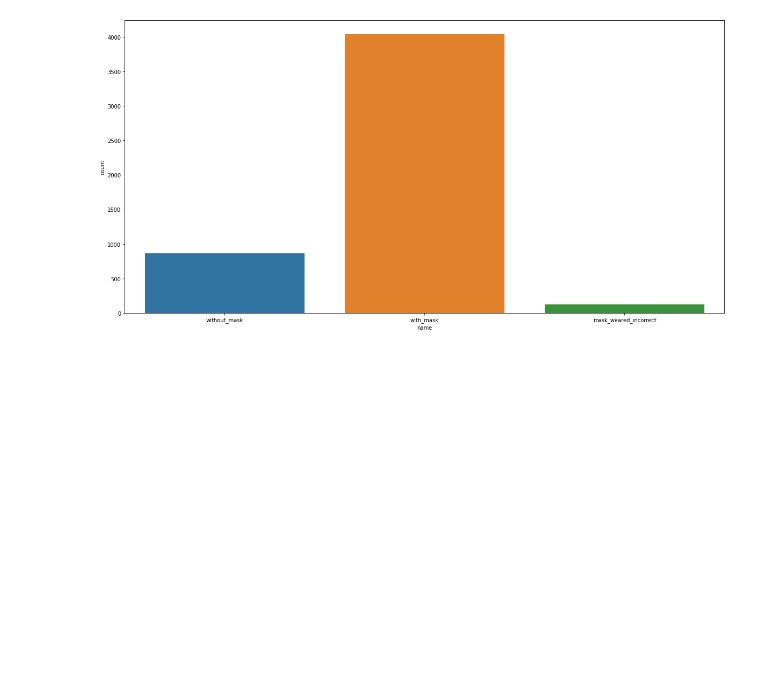
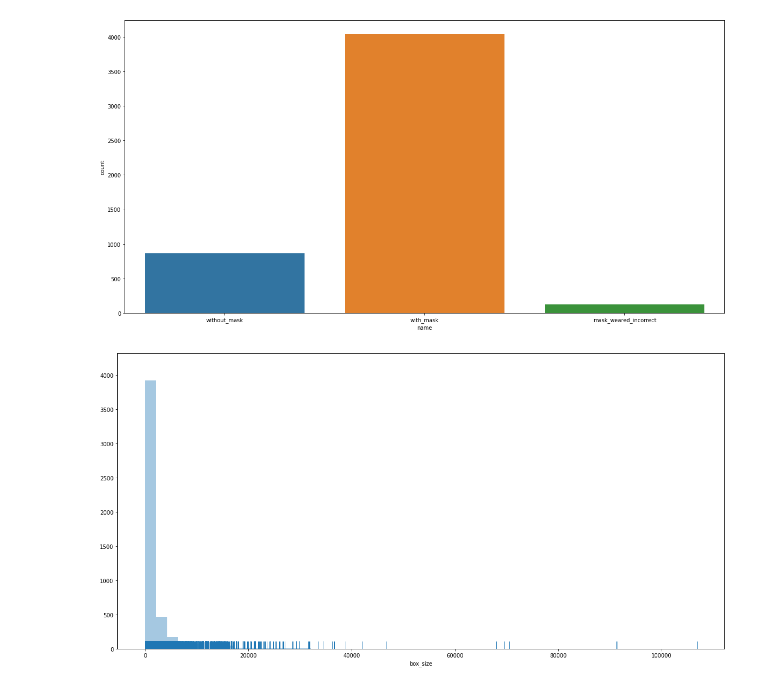
Before and after one commit to Limm-jk/Data_Competition, a Jupyter notebook: 02. Mask_Dataset/Mask_dataset_processing.ipynb, the cells around one changed output. Saved outputs shown, nothing was run; the diff lists cells and outputs as text; code cells hidden in the pictures; blank space fills up the shorter version.

```diff
--- a/02. Mask_Dataset/Mask_dataset_processing.ipynb
+++ b/02. Mask_Dataset/Mask_dataset_processing.ipynb
@@ -450,6 +450,15 @@ data.head()
+# %%
+data['box_size'] = (data.xmax-data.xmin)*(data.ymax-data.ymin)
 # %%
 plt.figure(figsize=(20, 10))
 sns.countplot(data.name)
 plt.show()
 # %% [output]
 [figure]
+# %%
+plt.figure(figsize=(20, 10))
+ax = sns.distplot(data.box_size, rug = True, kde = False)
+
+plt.show()
+# %% [output]
+[figure, added]
```
Also changed, not shown: parts of 2 cells of this notebook.
